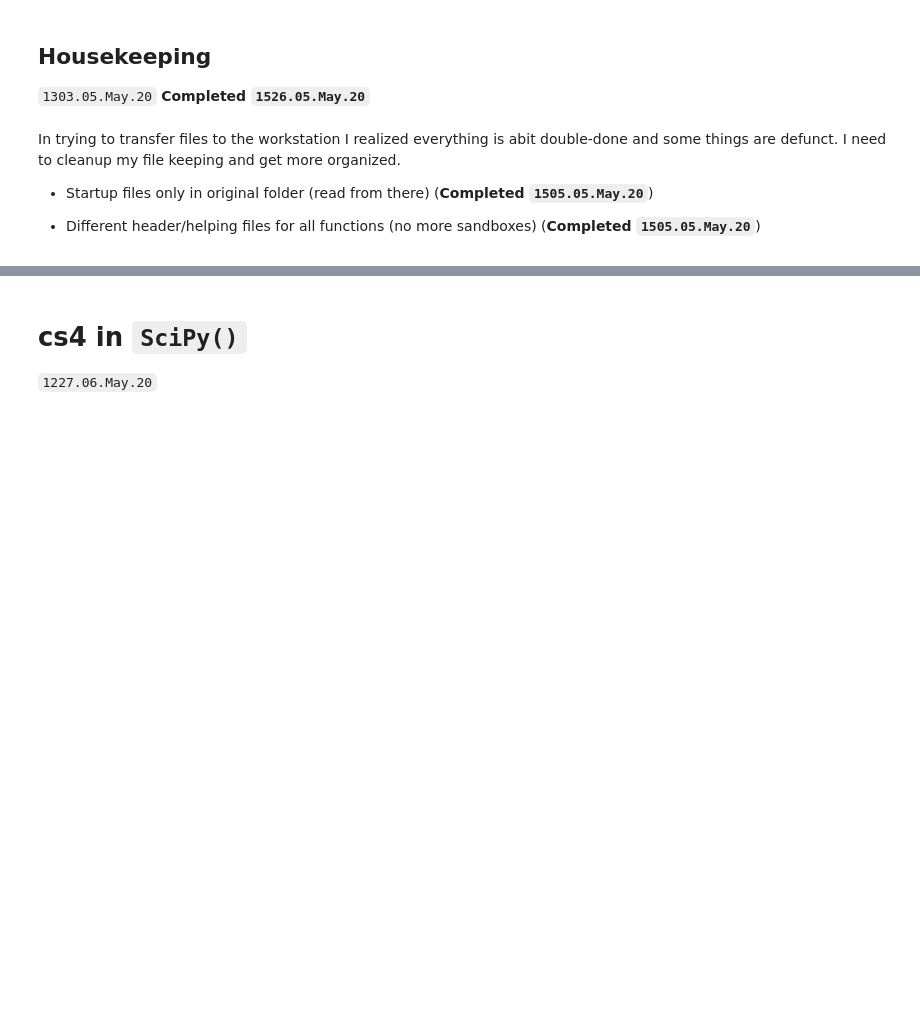
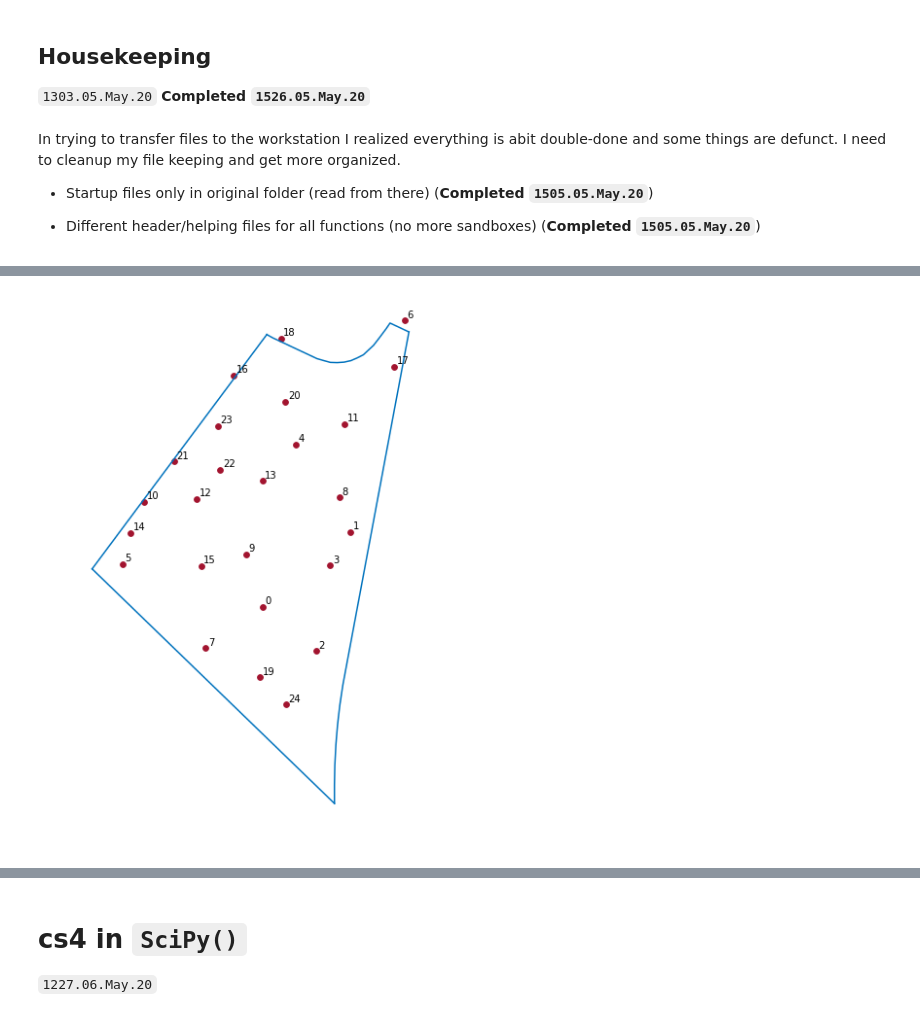
Before and after one commit to byuflowlab/iea37-casestudies-extrafiles, a Jupyter notebook: cs3-4/optimo-attempt-baker/notebook-scipy/bakerIEA37cs3-09-cs3workout.ipynb, the cells around one changed output, grey strips where cells are left out. Drawn from its saved outputs; the diff is of its cells as text; code cells hidden in the pictures; blank space fills up the shorter version.

```diff
--- a/cs3-4/optimo-attempt-baker/notebook-scipy/bakerIEA37cs3-09-cs3workout.ipynb
+++ b/cs3-4/optimo-attempt-baker/notebook-scipy/bakerIEA37cs3-09-cs3workout.ipynb
@@ -45,0 +133,25 @@ In trying to transfer files to the workstation I realized everything is abit dou
+# %%
+#print(turbRandoList)
+#--- Shift everything up to check
+#-- Initialize our array --#
+buf = np.zeros((numTurbs, 2))
+turbRandoListAug = np.recarray((numTurbs), dtype=coordinate, buf=buf)
+
+for i in range(numTurbs):
+    turbRandoListAug[i].y = turbRandoList[i].y + 200
+    turbRandoListAug[i].x = turbRandoList[i].x
+
+x0 = makeCoordArray(turbRandoListAug) # Make it an array for the checkBndryCons() function
+
+#-- Print the random turbine locations (with numbers) --#
+#-- Plot the boundary --#
+plt.figure(figsize=(20,10))
+for i in range(numSides):
+    plt.hold = True
+    printBoundaryArray(segCoordList[i].x, splineList[i](segCoordList[i].x), 5)
+
+#-- Plot the turbine locations --#
+printTurbines(turbRandoListAug, getPltClrs().getColor(1), turb_diam/6, True)
+#-- End print of turbine locations--#
+# %% [output]
+[figure, added]
```
Also changed, not shown: parts of 61 cells of this notebook, 49 other files.
